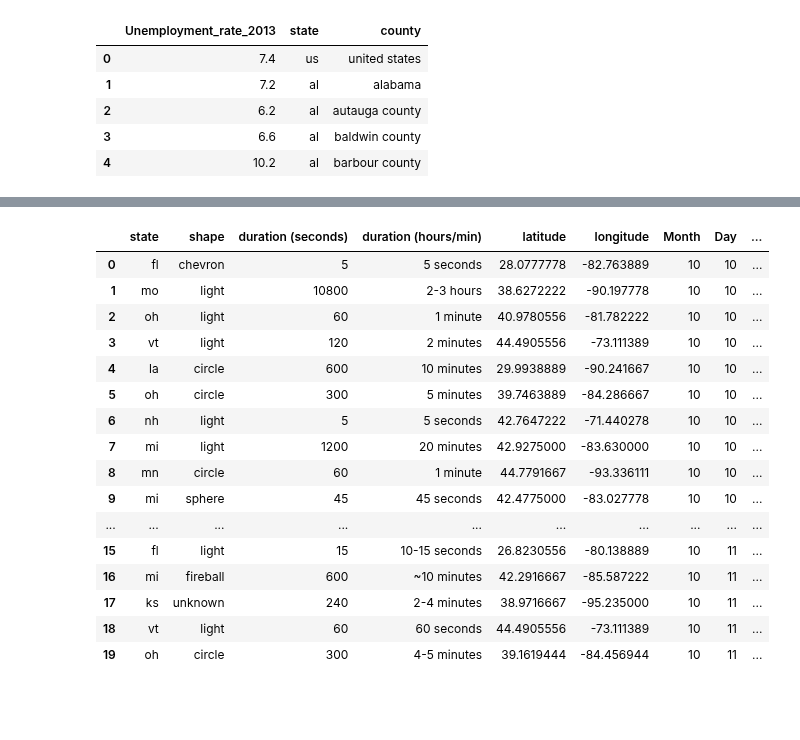
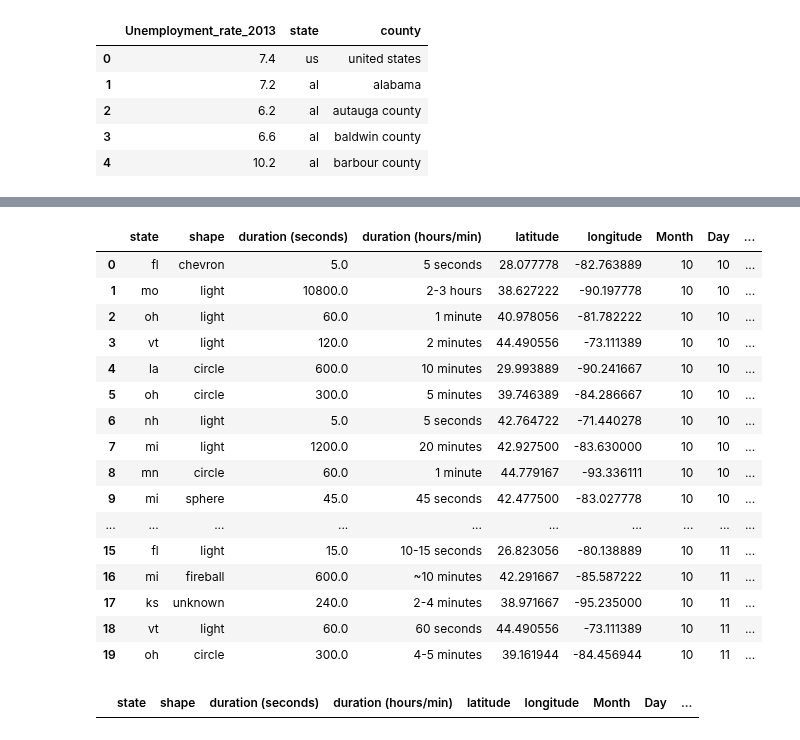
Before and after one commit to mmegancross/project-1-alien-analysis, a Jupyter notebook: Main_script.ipynb, the cells around one changed output, grey strips where cells are left out. Saved outputs shown, nothing was run; the diff lists cells and outputs as text; code cells hidden in the pictures; blank space fills up the shorter version.

```diff
--- a/Main_script.ipynb
+++ b/Main_script.ipynb
@@ -302,23 +351,30 @@ array(['New York', 'Albany County', 'Allegany County', 'Bronx County',
 # %%
-unified2013_df = Aliens2013_df.merge(unemployment_df, how='left', on=['state', 'county'])
+merge1_df = pd.read_csv("data/2013ufo_v2.csv")
+merge2_df = pd.read_csv("data/unemp.csv")
+unified2013_df = merge1_df.merge(merge2_df, how='left', on=['state', 'county'])
 unified2013_df.head(20)
 # %% [output]
 |  | state | shape | duration (seconds) | duration (hours/min) | latitude | longitude | Month | Day | ... |
-| 0 | fl | chevron | 5 | 5 seconds | 28.0777778 | -82.763889 | 10 | 10 | ... |
-| 1 | mo | light | 10800 | 2-3 hours | 38.6272222 | -90.197778 | 10 | 10 | ... |
-| 2 | oh | light | 60 | 1 minute | 40.9780556 | -81.782222 | 10 | 10 | ... |
-| 3 | vt | light | 120 | 2 minutes | 44.4905556 | -73.111389 | 10 | 10 | ... |
-| 4 | la | circle | 600 | 10 minutes | 29.9938889 | -90.241667 | 10 | 10 | ... |
-| 5 | oh | circle | 300 | 5 minutes | 39.7463889 | -84.286667 | 10 | 10 | ... |
-| 6 | nh | light | 5 | 5 seconds | 42.7647222 | -71.440278 | 10 | 10 | ... |
-| 7 | mi | light | 1200 | 20 minutes | 42.9275000 | -83.630000 | 10 | 10 | ... |
-| 8 | mn | circle | 60 | 1 minute | 44.7791667 | -93.336111 | 10 | 10 | ... |
-| 9 | mi | sphere | 45 | 45 seconds | 42.4775000 | -83.027778 | 10 | 10 | ... |
+| 0 | fl | chevron | 5.0 | 5 seconds | 28.077778 | -82.763889 | 10 | 10 | ... |
+| 1 | mo | light | 10800.0 | 2-3 hours | 38.627222 | -90.197778 | 10 | 10 | ... |
+| 2 | oh | light | 60.0 | 1 minute | 40.978056 | -81.782222 | 10 | 10 | ... |
+| 3 | vt | light | 120.0 | 2 minutes | 44.490556 | -73.111389 | 10 | 10 | ... |
+| 4 | la | circle | 600.0 | 10 minutes | 29.993889 | -90.241667 | 10 | 10 | ... |
+| 5 | oh | circle | 300.0 | 5 minutes | 39.746389 | -84.286667 | 10 | 10 | ... |
+| 6 | nh | light | 5.0 | 5 seconds | 42.764722 | -71.440278 | 10 | 10 | ... |
+| 7 | mi | light | 1200.0 | 20 minutes | 42.927500 | -83.630000 | 10 | 10 | ... |
+| 8 | mn | circle | 60.0 | 1 minute | 44.779167 | -93.336111 | 10 | 10 | ... |
+| 9 | mi | sphere | 45.0 | 45 seconds | 42.477500 | -83.027778 | 10 | 10 | ... |
 | ... | ... | ... | ... | ... | ... | ... | ... | ... | ... |
-| 15 | fl | light | 15 | 10-15 seconds | 26.8230556 | -80.138889 | 10 | 11 | ... |
-| 16 | mi | fireball | 600 | ~10 minutes | 42.2916667 | -85.587222 | 10 | 11 | ... |
-| 17 | ks | unknown | 240 | 2-4 minutes | 38.9716667 | -95.235000 | 10 | 11 | ... |
-| 18 | vt | light | 60 | 60 seconds | 44.4905556 | -73.111389 | 10 | 11 | ... |
-| 19 | oh | circle | 300 | 4-5 minutes | 39.1619444 | -84.456944 | 10 | 11 | ... |
+| 15 | fl | light | 15.0 | 10-15 seconds | 26.823056 | -80.138889 | 10 | 11 | ... |
+| 16 | mi | fireball | 600.0 | ~10 minutes | 42.291667 | -85.587222 | 10 | 11 | ... |
+| 17 | ks | unknown | 240.0 | 2-4 minutes | 38.971667 | -95.235000 | 10 | 11 | ... |
+| 18 | vt | light | 60.0 | 60 seconds | 44.490556 | -73.111389 | 10 | 11 | ... |
+| 19 | oh | circle | 300.0 | 4-5 minutes | 39.161944 | -84.456944 | 10 | 11 | ... |
 # %%
 unified2013_df.to_csv(r'/Users/doggger/Desktop/AlienProject/project-1-alien-analysis/data\unified2013.csv', index = False)
+# %%
+null_df = unified2013_df.loc[(unified2013_df['Unemployment_rate_2013'].isnull())]
+null_df.head()
+# %% [output]
+|  | state | shape | duration (seconds) | duration (hours/min) | latitude | longitude | Month | Day | ... |
```
Also changed, not shown: parts of 3 cells of this notebook, 6 other files.
